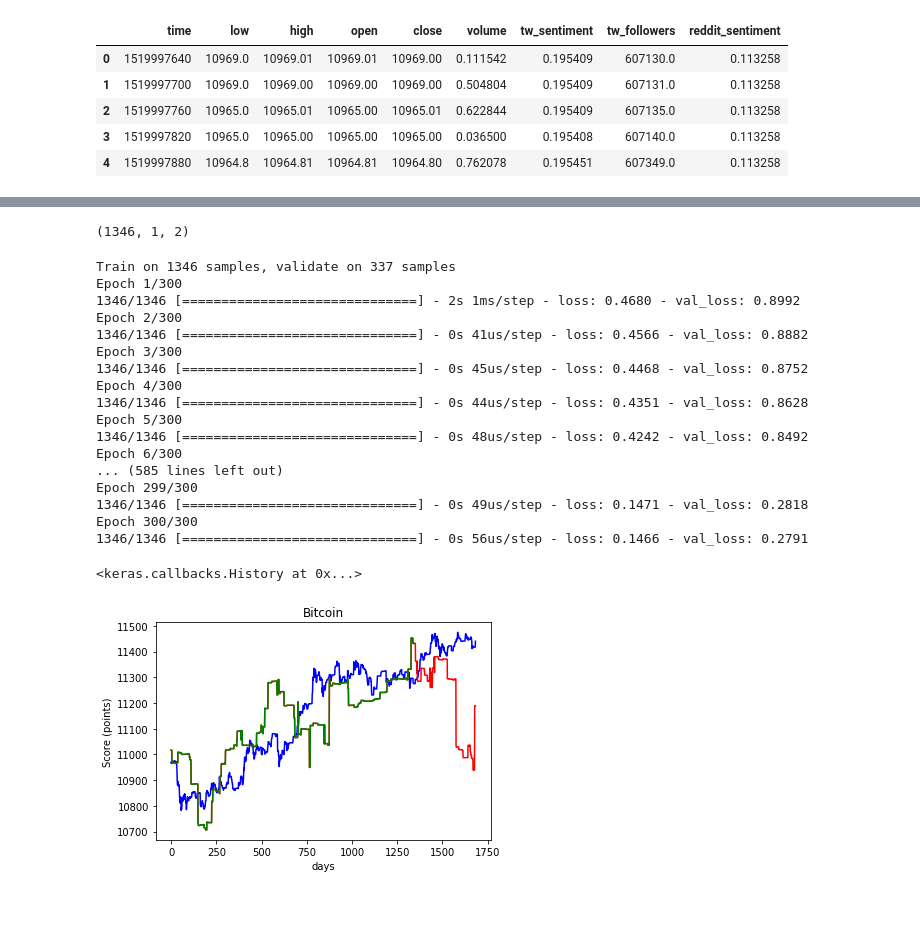
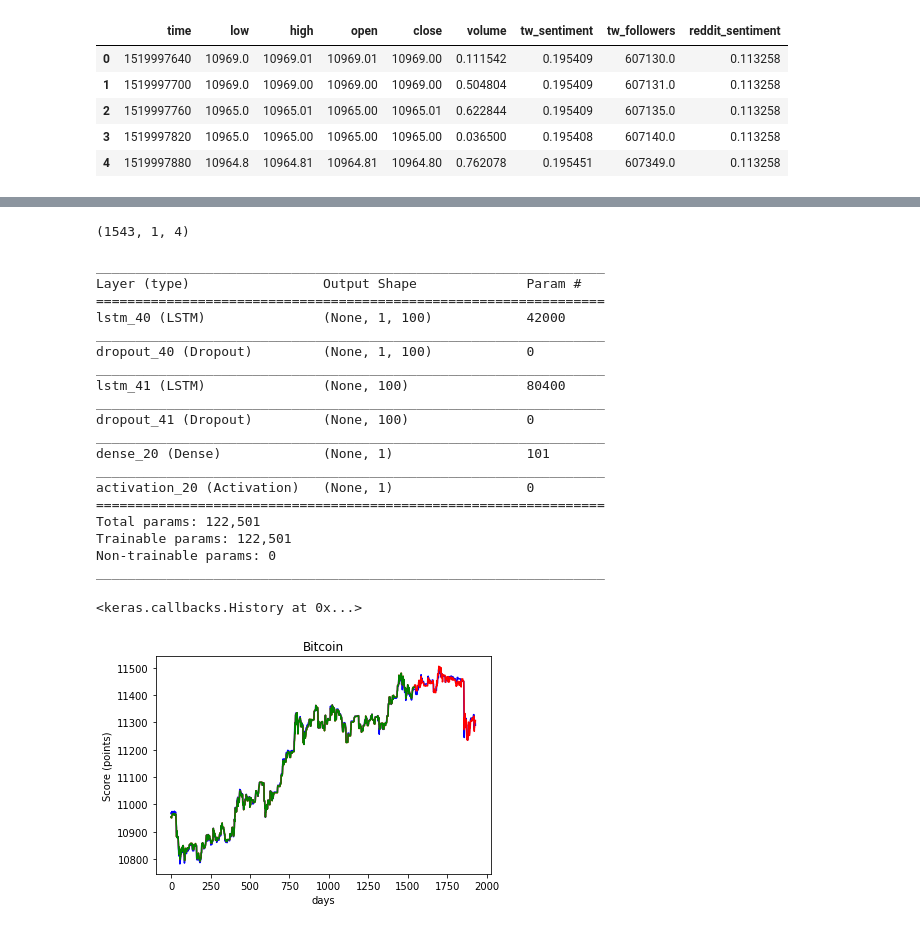
Before and after one commit to scristofari/bitcoin-challenge, a Jupyter notebook: BitCoin Challenge.ipynb, the cells around one changed output, grey strips where cells are left out. Cells and saved outputs as stored; diff of their text form; code cells hidden in the pictures.

```diff
--- a/BitCoin Challenge.ipynb
+++ b/BitCoin Challenge.ipynb
@@ -1,6 +1,8 @@
 # %%
 import pandas as pd
-df = pd.read_csv('data.csv', names=['time', 'low', 'high', 'open', 'close', 'volume', 'tw_sentiment', 'tw_followers', 'reddit_sentiment'])
+df = pd.read_csv('data.csv',
+                 names=['time', 'low', 'high', 'open', 'close', 'volume', 'tw_sentiment', 'tw_followers', 'reddit_sentiment']
+                )
 df.head()
 # %% [output]
 |  | time | low | high | open | close | volume | tw_sentiment | tw_followers | reddit_sentiment |
@@ -58,5 +87,5 @@ Using TensorFlow backend.
 # %%
-X = df[['tw_sentiment', 'reddit_sentiment']]
+X = df[['open', 'reddit_sentiment', 'tw_sentiment', 'tw_followers']]
 y = df['close'].values.reshape(-1, 1)
 # %%
 scalerX = MinMaxScaler(feature_range=(0, 1))
@@ -77,55 +106,60 @@ X_train = np.reshape(X_train, (X_train.shape[0], 1, X_train.shape[1]))
 X_test = np.reshape(X_test, (X_test.shape[0], 1, X_test.shape[1]))
 X_train.shape
 # %% [output]
-(1346, 1, 2)
+(1543, 1, 4)
 # %%
 np.random.seed(42)
 
 model = Sequential()
 
-model.add(LSTM(150, input_shape=(X_train.shape[1], X_train.shape[2]), return_sequences=True))
+model.add(LSTM(100, input_shape=(X_train.shape[1], X_train.shape[2]), return_sequences=True))
 model.add(Dropout(0.2))
-model.add(LSTM(150, return_sequences=False))
+model.add(LSTM(100, return_sequences=False))
 model.add(Dropout(0.2))
 model.add(Dense(1))
 model.add(Activation('linear'))
+model.summary()
 
 model.compile(loss='mae', optimizer='adam')
-model.fit(X_train, y_train, batch_size=X_train.shape[0], epochs=300, validation_data=(X_test, y_test), shuffle=False)
+model.fit(X_train, y_train, batch_size=X_train.shape[0],
+          epochs=300, validation_data=(X_test, y_test), shuffle=False, verbose=False)
 # %% [output]
-Train on 1346 samples, validate on 337 samples
-Epoch 1/300
-1346/1346 [==============================] - 2s 1ms/step - loss: 0.4680 - val_loss: 0.8992
-Epoch 2/300
-1346/1346 [==============================] - 0s 41us/step - loss: 0.4566 - val_loss: 0.8882
-Epoch 3/300
-1346/1346 [==============================] - 0s 45us/step - loss: 0.4468 - val_loss: 0.8752
-Epoch 4/300
-1346/1346 [==============================] - 0s 44us/step - loss: 0.4351 - val_loss: 0.8628
-Epoch 5/300
-1346/1346 [==============================] - 0s 48us/step - loss: 0.4242 - val_loss: 0.8492
-Epoch 6/300
-... (585 lines left out)
-Epoch 299/300
-1346/1346 [==============================] - 0s 49us/step - loss: 0.1471 - val_loss: 0.2818
-Epoch 300/300
-1346/1346 [==============================] - 0s 56us/step - loss: 0.1466 - val_loss: 0.2791
+_________________________________________________________________
+Layer (type)                 Output Shape              Param #
+=================================================================
+lstm_40 (LSTM)               (None, 1, 100)            42000
+_________________________________________________________________
+dropout_40 (Dropout)         (None, 1, 100)            0
+_________________________________________________________________
+lstm_41 (LSTM)               (None, 100)               80400
+_________________________________________________________________
+dropout_41 (Dropout)         (None, 100)               0
+_________________________________________________________________
+dense_20 (Dense)             (None, 1)                 101
+_________________________________________________________________
+activation_20 (Activation)   (None, 1)                 0
+=================================================================
+Total params: 122,501
+Trainable params: 122,501
+Non-trainable params: 0
+_________________________________________________________________
 <keras.callbacks.History at 0x...>
 # %%
 y_predict_train = model.predict(X_train)
-y_predict_train = scalerY.inverse_transform(y_predict_train))
+y_predict_train = scalerY.inverse_transform(y_predict_train)
+
 y_predict_test = model.predict(X_test)
-y_predict_test = scalerY.inverse_transform(y_predict_test))
+y_predict_test = scalerY.inverse_transform(y_predict_test)
 
 X = np.concatenate((X_train, X_test), axis=0)
 y = np.concatenate((y_predict_train, y_predict_test), axis=0)
 
 plt.title("Bitcoin")
 plt.xlabel("days")
 plt.ylabel("Score (points)")
 plt.plot(df['close'], 'b')
 plt.plot(y, 'r')
 plt.plot(y_predict_train, 'g')
 plt.show()
 # %% [output]
-[figure, old version]
+[figure, new version]
```
Also changed, not shown: parts of 8 cells of this notebook.
